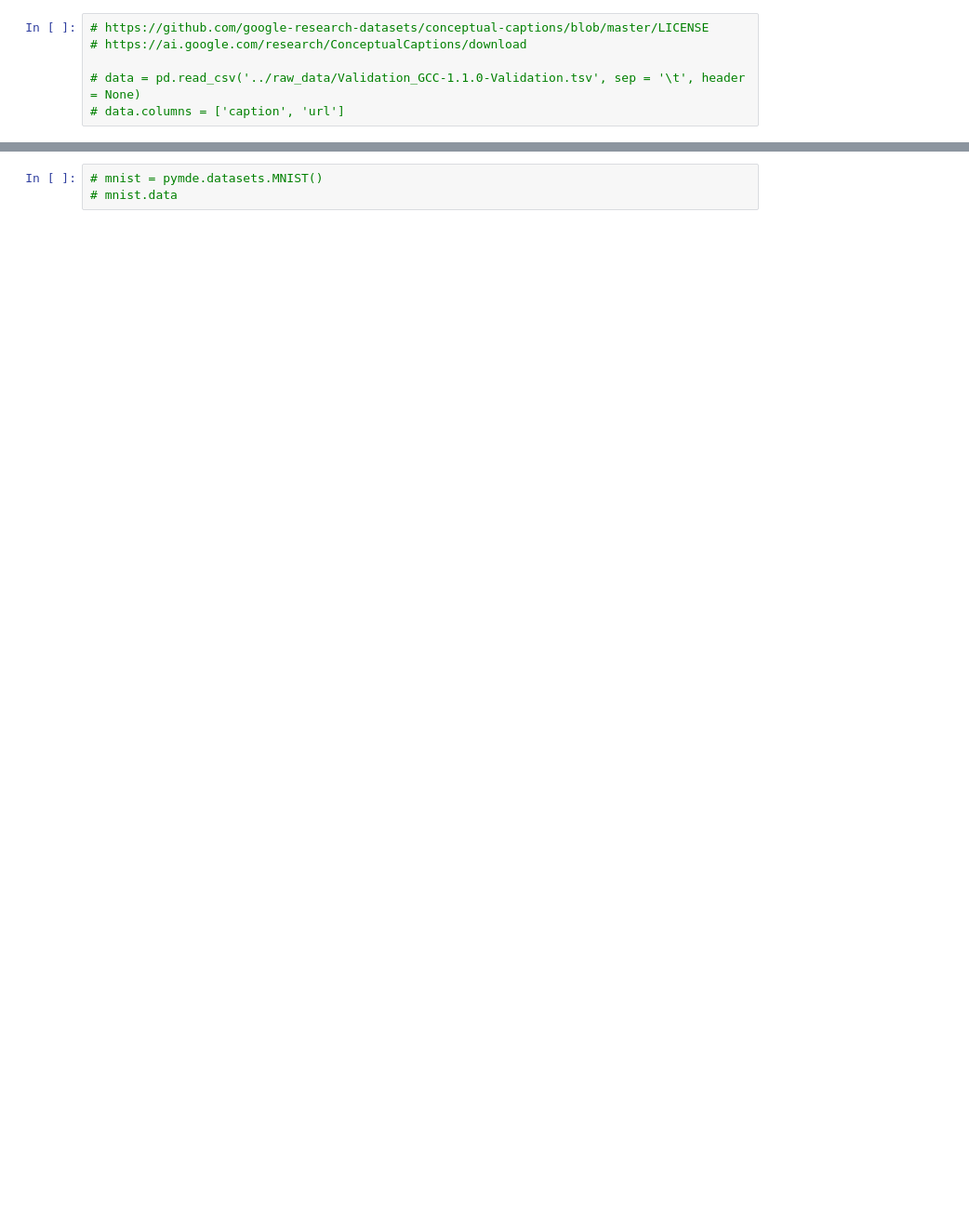
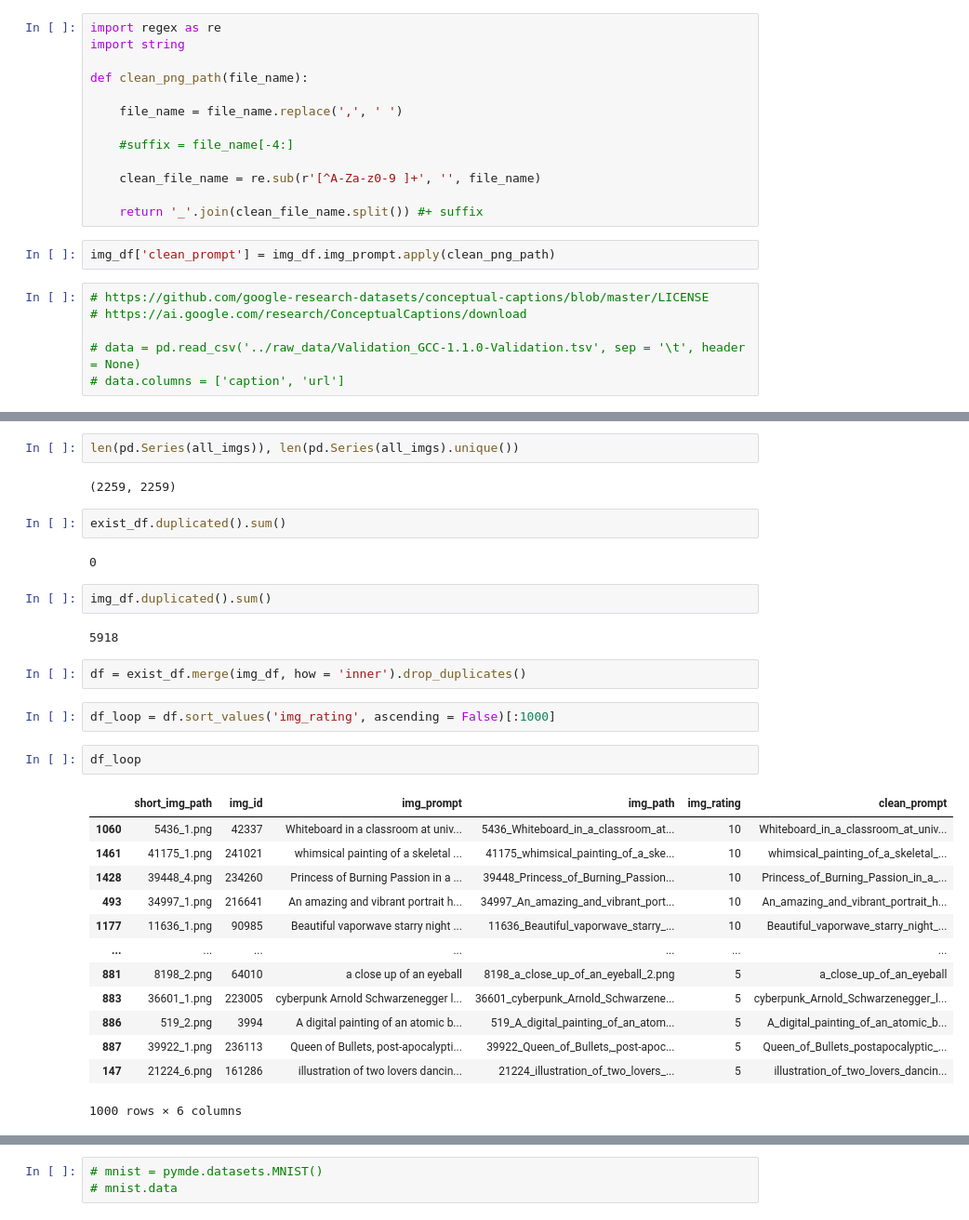
Before and after one commit to alecsharpie/game_asset_creation, a Jupyter notebook: notebooks/create_embedded_image_assets.ipynb, the cells around one changed output, grey strips where cells are left out. Shown at 93% size. Cells and saved outputs as stored; diff of their text form; blank space fills up the shorter version.

```diff
--- a/notebooks/create_embedded_image_assets.ipynb
+++ b/notebooks/create_embedded_image_assets.ipynb
@@ -74,3 +54,18 @@ img_df['clean_prompt'] = img_df.gen_prompt.apply(clean_png_path)
+# %%
+import regex as re
+import string
+
+def clean_png_path(file_name):
+
+    file_name = file_name.replace(',', ' ')
+
+    #suffix = file_name[-4:]
+
+    clean_file_name = re.sub(r'[^A-Za-z0-9 ]+', '', file_name)
+
+    return '_'.join(clean_file_name.split()) #+ suffix
+# %%
+img_df['clean_prompt'] = img_df.img_prompt.apply(clean_png_path)
 # %%
 # https://github.com/google-research-datasets/conceptual-captions/blob/master/LICENSE
 # https://ai.google.com/research/ConceptualCaptions/download
@@ -155 +134,33 @@ exist_df.merge(img_df, how = 'inner')
+# %%
+len(pd.Series(all_imgs)), len(pd.Series(all_imgs).unique())
+# %% [output]
+(2259, 2259)
+# %%
+exist_df.duplicated().sum()
+# %% [output]
+0
+# %%
+img_df.duplicated().sum()
+# %% [output]
+5918
+# %%
+df = exist_df.merge(img_df, how = 'inner').drop_duplicates()
+# %%
+df_loop = df.sort_values('img_rating', ascending = False)[:1000]
+# %%
+df_loop
+# %% [output]
+|  | short_img_path | img_id | img_prompt | img_path | img_rating | clean_prompt |
+| 1060 | 5436_1.png | 42337 | Whiteboard in a classroom at univ... | 5436_Whiteboard_in_a_classroom_at... | 10 | Whiteboard_in_a_classroom_at_univ... |
+| 1461 | 41175_1.png | 241021 | whimsical painting of a skeletal ... | 41175_whimsical_painting_of_a_ske... | 10 | whimsical_painting_of_a_skeletal_... |
+| 1428 | 39448_4.png | 234260 | Princess of Burning Passion in a ... | 39448_Princess_of_Burning_Passion... | 10 | Princess_of_Burning_Passion_in_a_... |
+| 493 | 34997_1.png | 216641 | An amazing and vibrant portrait h... | 34997_An_amazing_and_vibrant_port... | 10 | An_amazing_and_vibrant_portrait_h... |
+| 1177 | 11636_1.png | 90985 | Beautiful vaporwave starry night ... | 11636_Beautiful_vaporwave_starry_... | 10 | Beautiful_vaporwave_starry_night_... |
+| ... | ... | ... | ... | ... | ... | ... |
+| 881 | 8198_2.png | 64010 | a close up of an eyeball | 8198_a_close_up_of_an_eyeball_2.png | 5 | a_close_up_of_an_eyeball |
+| 883 | 36601_1.png | 223005 | cyberpunk Arnold Schwarzenegger l... | 36601_cyberpunk_Arnold_Schwarzene... | 5 | cyberpunk_Arnold_Schwarzenegger_l... |
+| 886 | 519_2.png | 3994 | A digital painting of an atomic b... | 519_A_digital_painting_of_an_atom... | 5 | A_digital_painting_of_an_atomic_b... |
+| 887 | 39922_1.png | 236113 | Queen of Bullets, post-apocalypti... | 39922_Queen_of_Bullets,_post-apoc... | 5 | Queen_of_Bullets_postapocalyptic_... |
+| 147 | 21224_6.png | 161286 | illustration of two lovers dancin... | 21224_illustration_of_two_lovers_... | 5 | illustration_of_two_lovers_dancin... |
+1000 rows × 6 columns
 # %%
```
Also changed, not shown: parts of 58 cells of this notebook, 2 other files.
